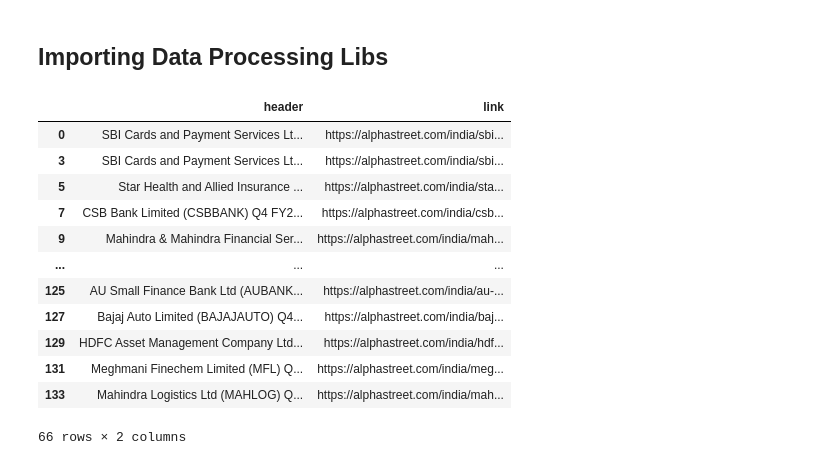
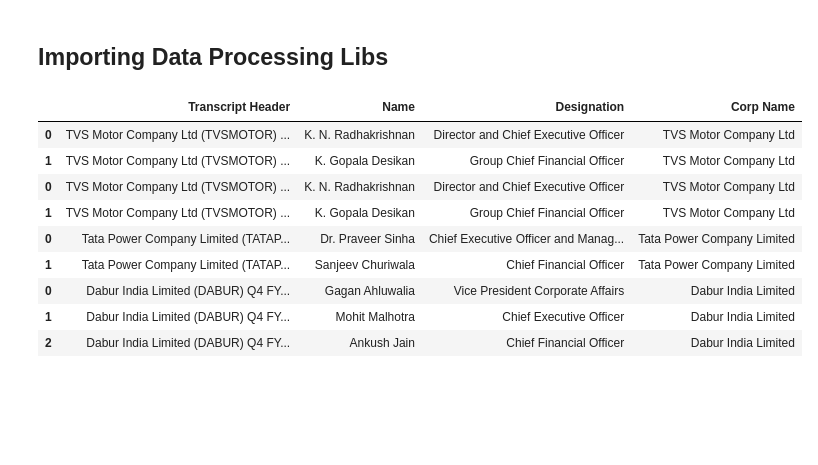
Before and after one commit to Mehul-Gupta-SMH/Algo-Trading---Pipeline-in-python, a Jupyter notebook: Code/1. Extract data from earnings calls.ipynb, the cells around one changed output. Drawn from its saved outputs; the diff is of its cells as text; code cells hidden in the pictures; blank space fills up the shorter version.

```diff
--- a/Code/1. Extract data from earnings calls.ipynb
+++ b/Code/1. Extract data from earnings calls.ipynb
@@ -117,16 +292,13 @@ extracted_url_df = parse_page_data(url , params_iter , params_bs4_filter)
-# %%
-extracted_url_df
-# %% [output]
-|  | header | link |
-| 0 | SBI Cards and Payment Services Lt... | https://alphastreet.com/india/sbi... |
-| 3 | SBI Cards and Payment Services Lt... | https://alphastreet.com/india/sbi... |
-| 5 | Star Health and Allied Insurance ... | https://alphastreet.com/india/sta... |
-| 7 | CSB Bank Limited (CSBBANK) Q4 FY2... | https://alphastreet.com/india/csb... |
-| 9 | Mahindra & Mahindra Financial Ser... | https://alphastreet.com/india/mah... |
-| ... | ... | ... |
-| 125 | AU Small Finance Bank Ltd (AUBANK... | https://alphastreet.com/india/au-... |
-| 127 | Bajaj Auto Limited (BAJAJAUTO) Q4... | https://alphastreet.com/india/baj... |
-| 129 | HDFC Asset Management Company Ltd... | https://alphastreet.com/india/hdf... |
-| 131 | Meghmani Finechem Limited (MFL) Q... | https://alphastreet.com/india/meg... |
-| 133 | Mahindra Logistics Ltd (MAHLOG) Q... | https://alphastreet.com/india/mah... |
-66 rows × 2 columns
+# %%
+corp_ppts_df
+# %% [output]
+|  | Transcript Header | Name | Designation | Corp Name |
+| 0 | TVS Motor Company Ltd (TVSMOTOR) ... | K. N. Radhakrishnan | Director and Chief Executive Officer | TVS Motor Company Ltd |
+| 1 | TVS Motor Company Ltd (TVSMOTOR) ... | K. Gopala Desikan | Group Chief Financial Officer | TVS Motor Company Ltd |
+| 0 | TVS Motor Company Ltd (TVSMOTOR) ... | K. N. Radhakrishnan | Director and Chief Executive Officer | TVS Motor Company Ltd |
+| 1 | TVS Motor Company Ltd (TVSMOTOR) ... | K. Gopala Desikan | Group Chief Financial Officer | TVS Motor Company Ltd |
+| 0 | Tata Power Company Limited (TATAP... | Dr. Praveer Sinha | Chief Executive Officer and Manag... | Tata Power Company Limited |
+| 1 | Tata Power Company Limited (TATAP... | Sanjeev Churiwala | Chief Financial Officer | Tata Power Company Limited |
+| 0 | Dabur India Limited (DABUR) Q4 FY... | Gagan Ahluwalia | Vice President Corporate Affairs | Dabur India Limited |
+| 1 | Dabur India Limited (DABUR) Q4 FY... | Mohit Malhotra | Chief Executive Officer | Dabur India Limited |
+| 2 | Dabur India Limited (DABUR) Q4 FY... | Ankush Jain | Chief Financial Officer | Dabur India Limited |
```
Also changed, not shown: parts of 11 cells of this notebook.
